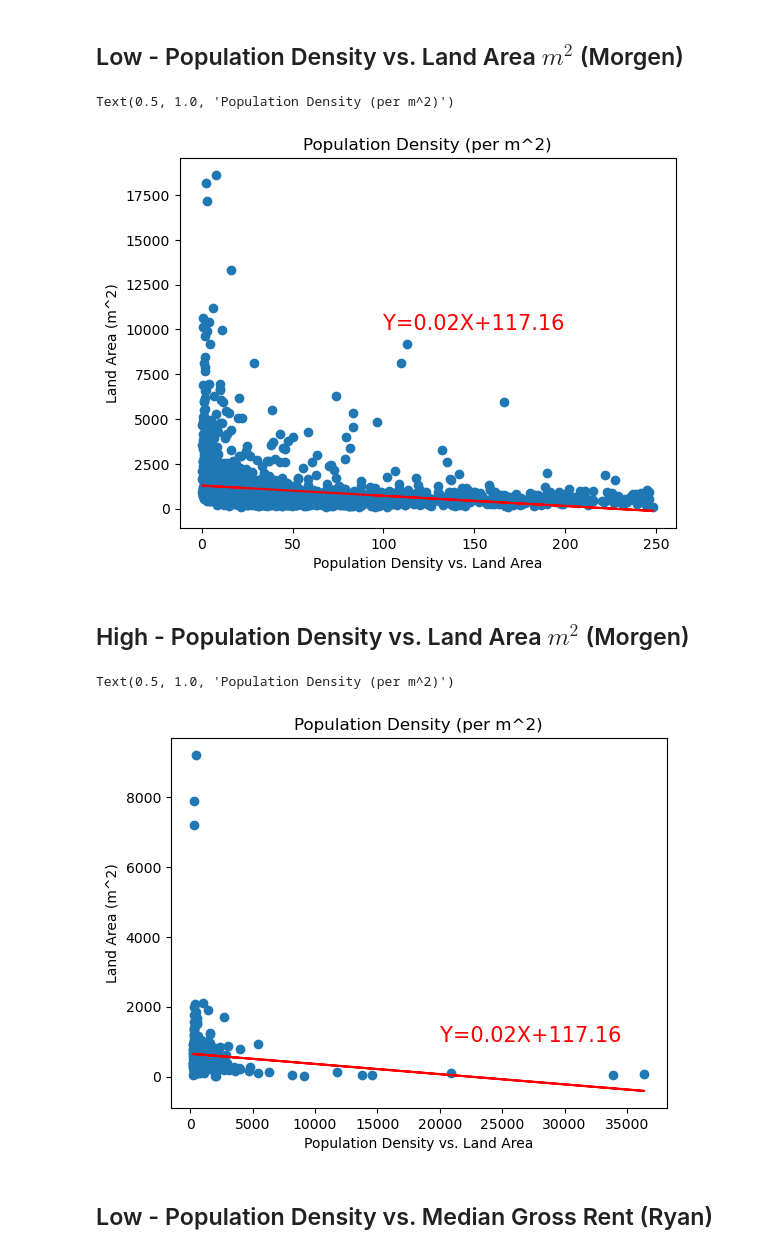
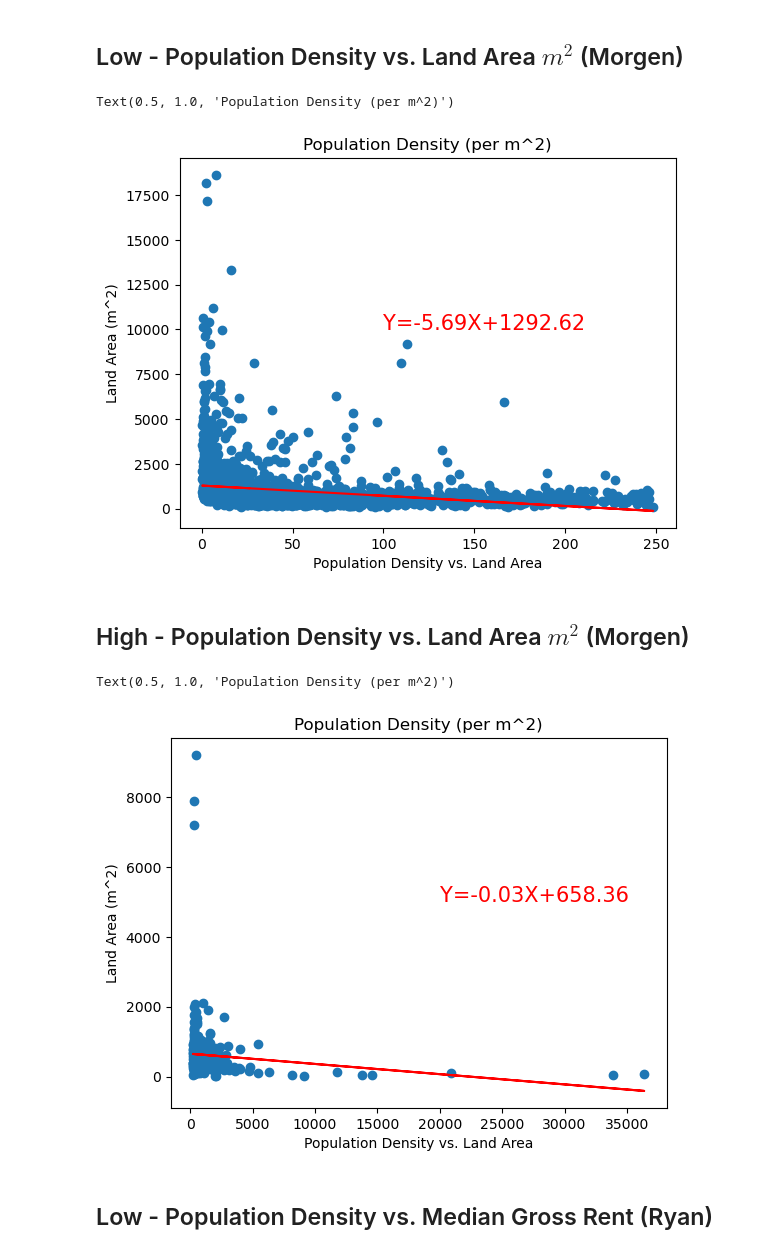
Before and after one commit to Morgen-Henry/Project-1, a Jupyter notebook: eco_health.ipynb, the cells around one changed output. Drawn from its saved outputs; the diff is of its cells as text; code cells hidden in the pictures.

```diff
--- a/eco_health.ipynb
+++ b/eco_health.ipynb
@@ -216,33 +216,35 @@ memory usage: 458.1+ KB
 # %%
 (slope, intercept, rvalue, pvalue, stderr) = linregress(low_den_df["Population Density (per m^2)"],
                                                         low_den_df["Land Area (m^2)"])
-regress_value = slope * low_den_df["Population Density (per m^2)"] + intercept
+regress_eq = slope * low_den_df["Population Density (per m^2)"] + intercept
+line_eq = "Y=" + str(round(slope,2)) + "X+" + str(round(intercept, 2))
 
 plt.scatter(low_den_df["Population Density (per m^2)"], low_den_df["Land Area (m^2)"])
-plt.plot(low_den_df["Population Density (per m^2)"], regress_value, "r-")
+plt.plot(low_den_df["Population Density (per m^2)"], regress_eq, "r-")
 plt.annotate(line_eq,(100,10000), fontsize = 15, color = 'red')
 plt.xlabel("Population Density vs. Land Area")
 plt.ylabel("Land Area (m^2)")
 plt.title("Population Density (per m^2)")
 # %% [output]
 Text(0.5, 1.0, 'Population Density (per m^2)')
-[figure, old version]
+[figure, new version]
 # %% [markdown]
 ## High - Population Density vs. Land Area $m^2$ (Morgen)
 # %%
 (slope, intercept, rvalue, pvalue, stderr) = linregress(high_den_df["Population Density (per m^2)"],
                                                         high_den_df["Land Area (m^2)"])
-regress_value = slope * high_den_df["Population Density (per m^2)"] + intercept
+regress_eq = slope * high_den_df["Population Density (per m^2)"] + intercept
+line_eq = "Y=" + str(round(slope,2)) + "X+" + str(round(intercept, 2))
 
 plt.scatter(high_den_df["Population Density (per m^2)"], high_den_df["Land Area (m^2)"])
-plt.plot(high_den_df["Population Density (per m^2)"], regress_value, "r-")
-plt.annotate(line_eq,(20000,1000), fontsize = 15, color = 'red')
+plt.plot(high_den_df["Population Density (per m^2)"], regress_eq, "r-")
+plt.annotate(line_eq,(20000,5000), fontsize = 15, color = 'red')
 plt.xlabel("Population Density vs. Land Area")
 plt.ylabel("Land Area (m^2)")
 plt.title("Population Density (per m^2)")
 # %% [output]
 Text(0.5, 1.0, 'Population Density (per m^2)')
-[figure, old version]
+[figure, new version]
 # %% [markdown]
 ## Low - Population Density vs. Median Gross Rent (Ryan)
 # %% [markdown]
```
